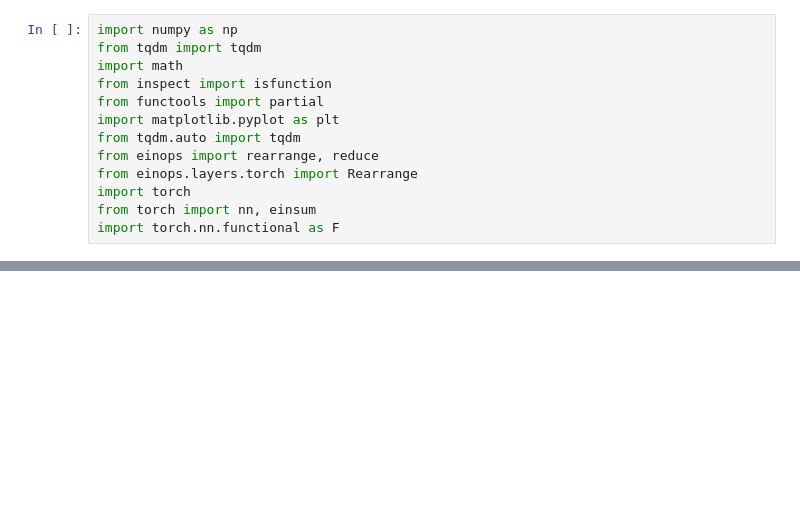
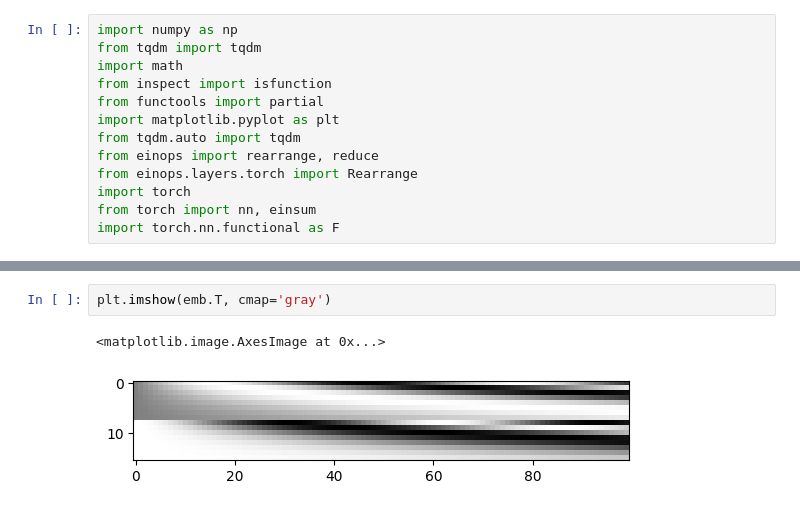
Before and after one commit to ys272/vton, a Jupyter notebook: sandbox_j.ipynb, the cells around one changed output, grey strips where cells are left out. Saved outputs shown, nothing was run; the diff lists cells and outputs as text; blank space fills up the shorter version.

```diff
--- a/sandbox_j.ipynb
+++ b/sandbox_j.ipynb
@@ -156,0 +54,5 @@ plt.legend()
+# %%
+plt.imshow(emb.T, cmap='gray')
+# %% [output]
+<matplotlib.image.AxesImage at 0x...>
+[figure, added]
```
Also changed, not shown: parts of 17 cells of this notebook, 16 other files.
